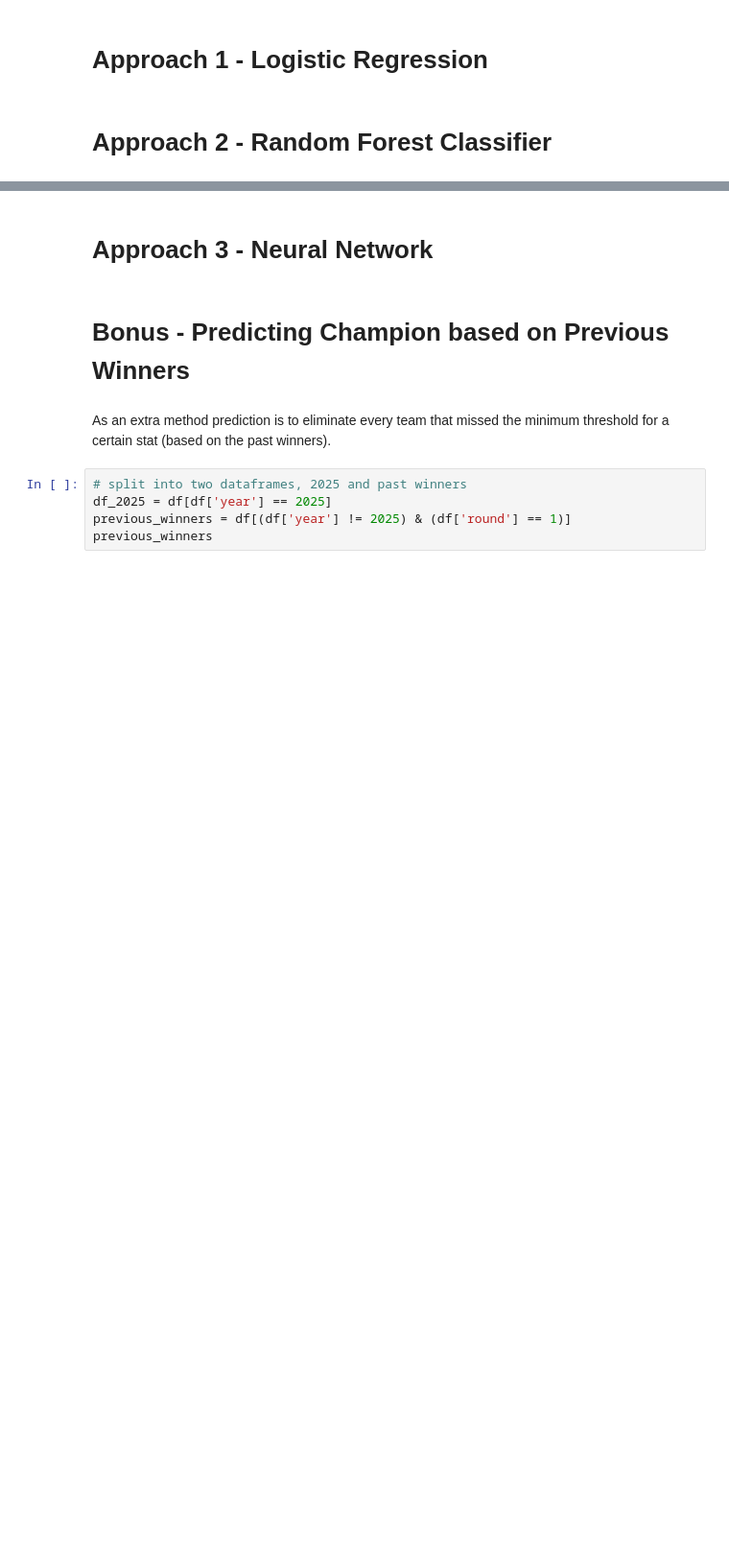
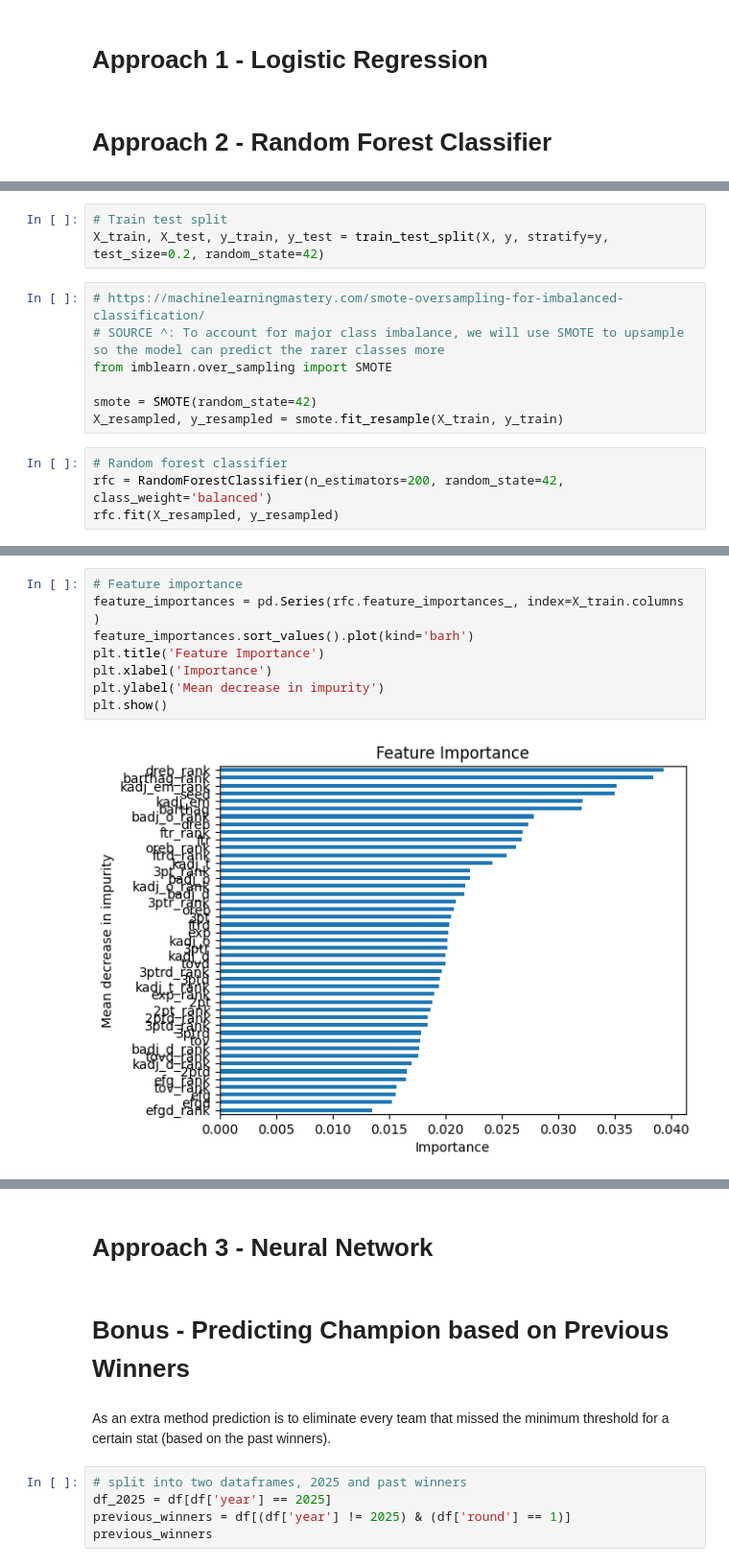
Before and after one commit to baywigg/DS3001Group, a Jupyter notebook: results.ipynb, the cells around one changed output, grey strips where cells are left out. Shown at 96% size. Drawn from its saved outputs; the diff is of its cells as text; blank space fills up the shorter version.

Commit message:
added random forest classification approach

```diff
--- a/results.ipynb
+++ b/results.ipynb
@@ -34,0 +77,14 @@ df
+# %%
+# Train test split
+X_train, X_test, y_train, y_test = train_test_split(X, y, stratify=y, test_size=0.2, random_state=42)
+# %%
+# https://machinelearningmastery.com/smote-oversampling-for-imbalanced-classification/
+# SOURCE ^: To account for major class imbalance, we will use SMOTE to upsample so the model can predict the rarer classes more
+from imblearn.over_sampling import SMOTE
+
+smote = SMOTE(random_state=42)
+X_resampled, y_resampled = smote.fit_resample(X_train, y_train)
+# %%
+# Random forest classifier
+rfc = RandomForestClassifier(n_estimators=200, random_state=42, class_weight='balanced')
+rfc.fit(X_resampled, y_resampled)
@@ -34,0 +115,10 @@ df
+# %%
+# Feature importance
+feature_importances = pd.Series(rfc.feature_importances_, index=X_train.columns )
+feature_importances.sort_values().plot(kind='barh')
+plt.title('Feature Importance')
+plt.xlabel('Importance')
+plt.ylabel('Mean decrease in impurity')
+plt.show()
+# %% [output]
+[figure, added]
```
Also changed, not shown: parts of 16 cells of this notebook.
